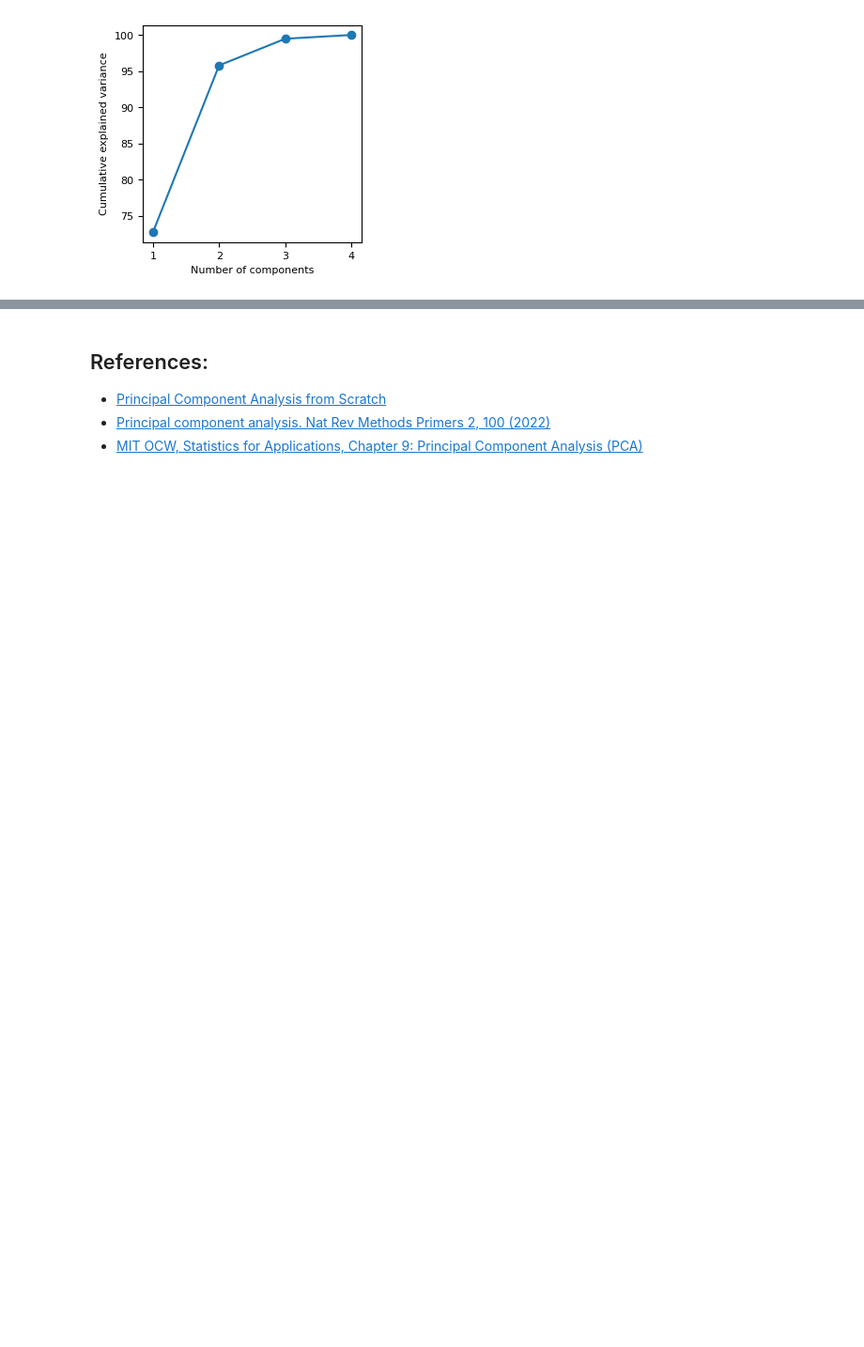
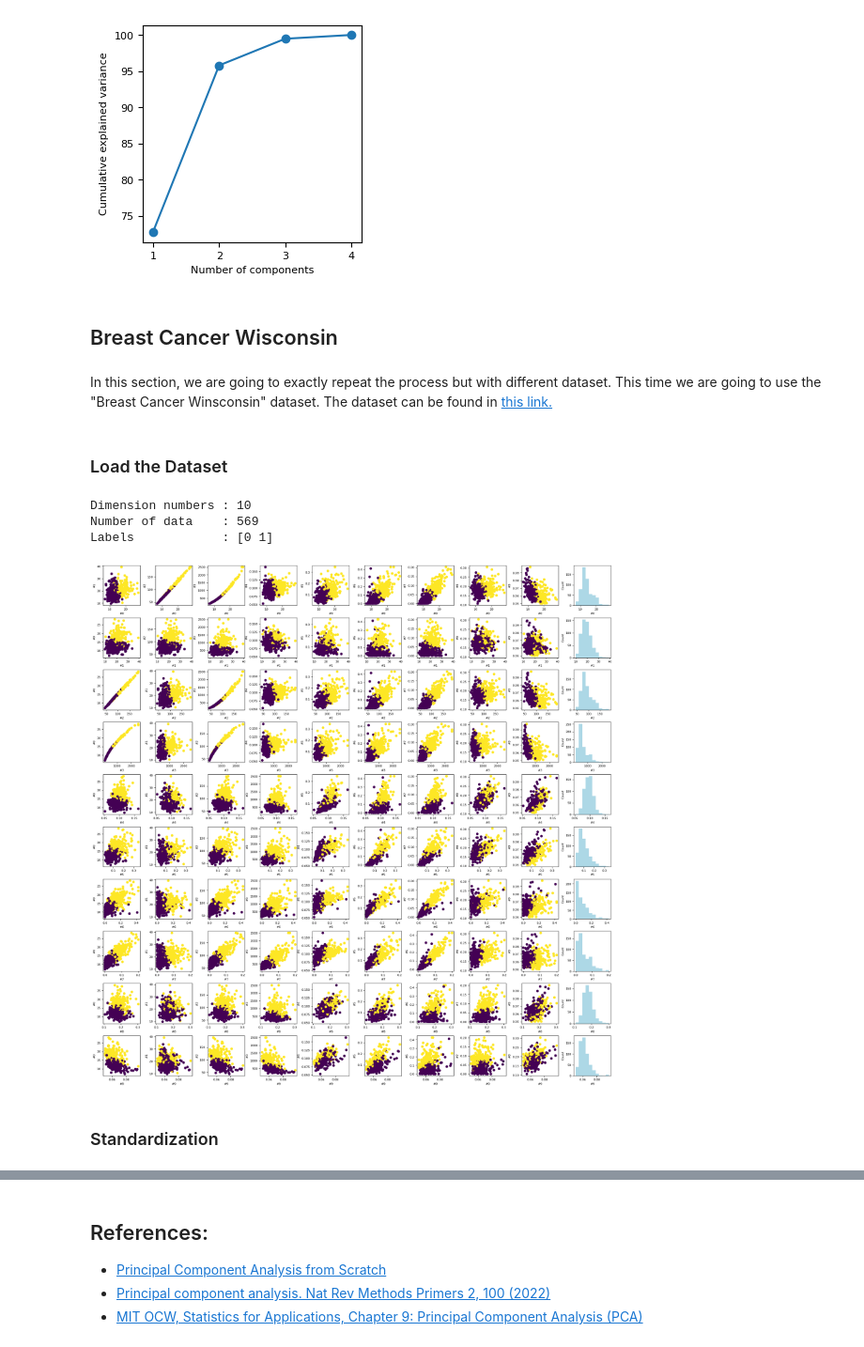
Before and after one commit to auralius/AEK3LBB3, a Jupyter notebook: pca.ipynb, the cells around one changed output, grey strips where cells are left out. Shown at 94% size. Cells and saved outputs as stored; diff of their text form; code cells hidden in the pictures; blank space fills up the shorter version.

Commit message:
Add a new example/dataset for PCA

```diff
--- a/pca.ipynb
+++ b/pca.ipynb
@@ -54,7 +58,7 @@ Labels          : [0 1 2]
 # %%
 %matplotlib inline
 
-fig, ax = plt.subplots(nrows=n_features, ncols=n_features, figsize= (8, 8))
+fig, ax = plt.subplots(nrows=n_features, ncols=n_features, figsize= (n_features*2, n_features*2))
 fig.tight_layout(pad=2.0)
 
 names = feature_names
@@ -89,7 +93,7 @@ Let us plot the standardized dataset.
 # %%
 %matplotlib inline
 
-fig, ax = plt.subplots(nrows=n_features, ncols=n_features, figsize= (8, 8))
+fig, ax = plt.subplots(nrows=n_features, ncols=n_features, figsize= (n_features*2, n_features*2))
 fig.tight_layout(pad=2.0)
 
 names = feature_names
@@ -255,3 +259,52 @@ ax.set_ylabel('Cumulative explained variance');
 Explained variance: [72.77 23.03  3.68  0.52]
 Cumulative explained variance: [ 72.77  95.8   99.48 100.  ]
 [figure]
+# %% [markdown]
+## Breast Cancer Wisconsin
+# %% [markdown]
+In this section, we are going to exactly repeat the process but with different dataset. This time we are going to use the "Breast Cancer Winsconsin" dataset. The dataset can be found in [this link.](https://archive.ics.uci.edu/dataset/17/breast+cancer+wisconsin+diagnostic)
+# %% [markdown]
+### Load the Dataset
+# %%
+data = np.loadtxt("./datasets/breast_cancer/wdbc.data", delimiter=",", dtype=str)
+X = np.float32(data[:, 2:12])  # 10 dimensions
+
+# Diagnosis (M = malignant, B = benign)
+y = np.zeros(X.shape[0], dtype=np.int32)
+y[np.where(data[:,1]=='M')] = 1
+y[np.where(data[:,1]=='B')] = 0
+
+n_features = X.shape[1]
+feature_names = ['#'+str(k) for k in range(n_features)]
+
+print("Dimension numbers :", X.shape[1])
+print("Number of data    :", X.shape[0])
+print("Labels            :", np.unique(y))
+# %% [output]
+Dimension numbers : 10
+Number of data    : 569
+Labels            : [0 1]
+# %%
+%matplotlib inline
+
+fig, ax = plt.subplots(nrows=n_features, ncols=n_features, figsize= (n_features*2, n_features*2))
+fig.tight_layout(pad=2.0)
+
+names = feature_names
+
+for i in range(n_features):
+    J = np.arange(n_features)
+    J = np.delete(J, i)
+    for k, j in enumerate(J):
+        ax[i, k].scatter(X[:, i], X[:, j], c = y)
+        ax[i, k].set_xlabel(names[i])
+        ax[i, k].set_ylabel(names[j])
+
+for i in range(n_features):
+    ax[i, -1].hist(X[:, i], color = 'lightblue')
+    ax[i, -1].set_ylabel('Count')
+    ax[i, -1].set_xlabel(names[i])
+# %% [output]
+[figure, added]
+# %% [markdown]
+### Standardization
```
Also changed, not shown: parts of 19 cells of this notebook.
